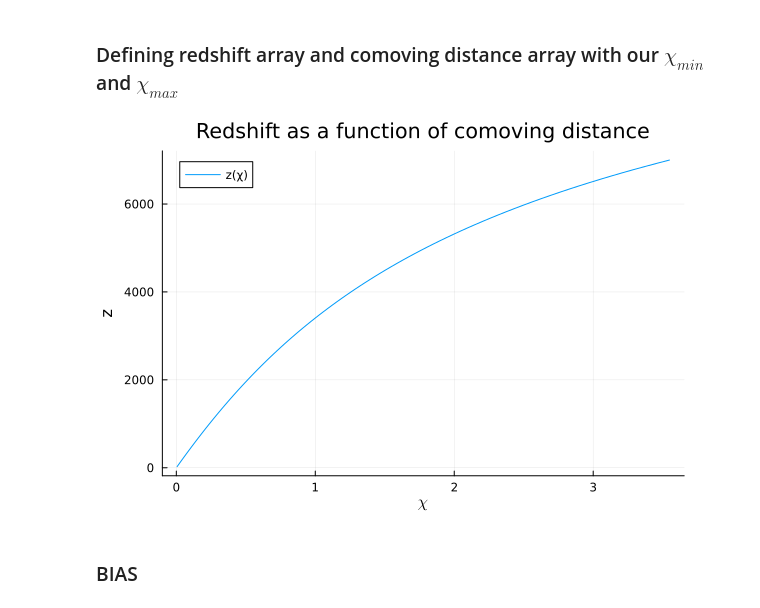
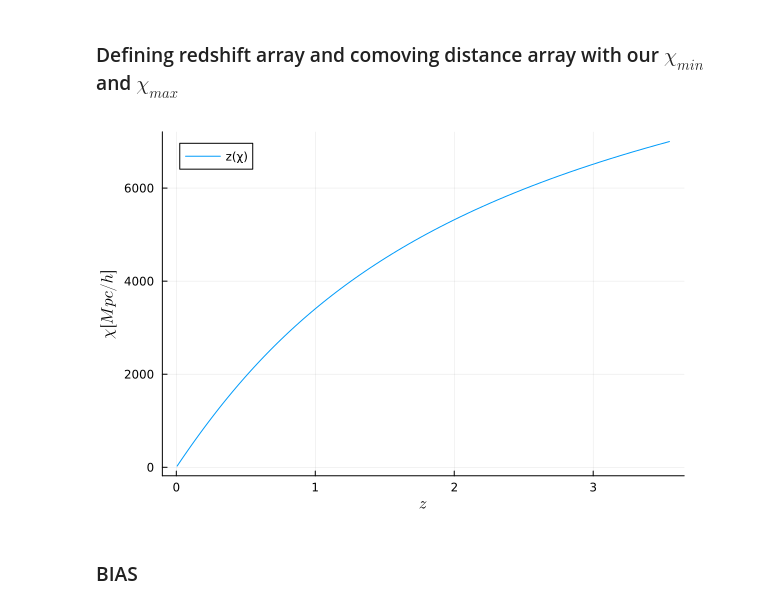
Before and after one commit to anvi-git/3D_Angular_Power_Spectrum, a Jupyter notebook: notebooks/beyond_BLAST.ipynb, the cells around one changed output. Saved outputs shown, nothing was run; the diff lists cells and outputs as text; code cells hidden in the pictures.

```diff
--- a/notebooks/beyond_BLAST.ipynb
+++ b/notebooks/beyond_BLAST.ipynb
@@ -127,9 +174,9 @@ x_array = LinRange(26, 7000, n_chi)
 # Array of redshifts corresponding to the comoving distances
 z_range = z_of_χ.(x_array);
 # %%
-plot(z_range, x_array, label = "z(χ)", xlabel = L"\chi", ylabel = "z", title = "Redshift as a function of comoving distance", legend = :topleft)
+plot(z_range, x_array, label = "z(χ)", xlabel = L"z", ylabel = L"\chi [Mpc/h]", legend = :topleft)
 # %% [output]
-[figure, old version]
+[figure, new version]
 # %% [markdown]
 ### BIAS
 # %%
```
Also changed, not shown: parts of 11 cells of this notebook, 1 other file.
